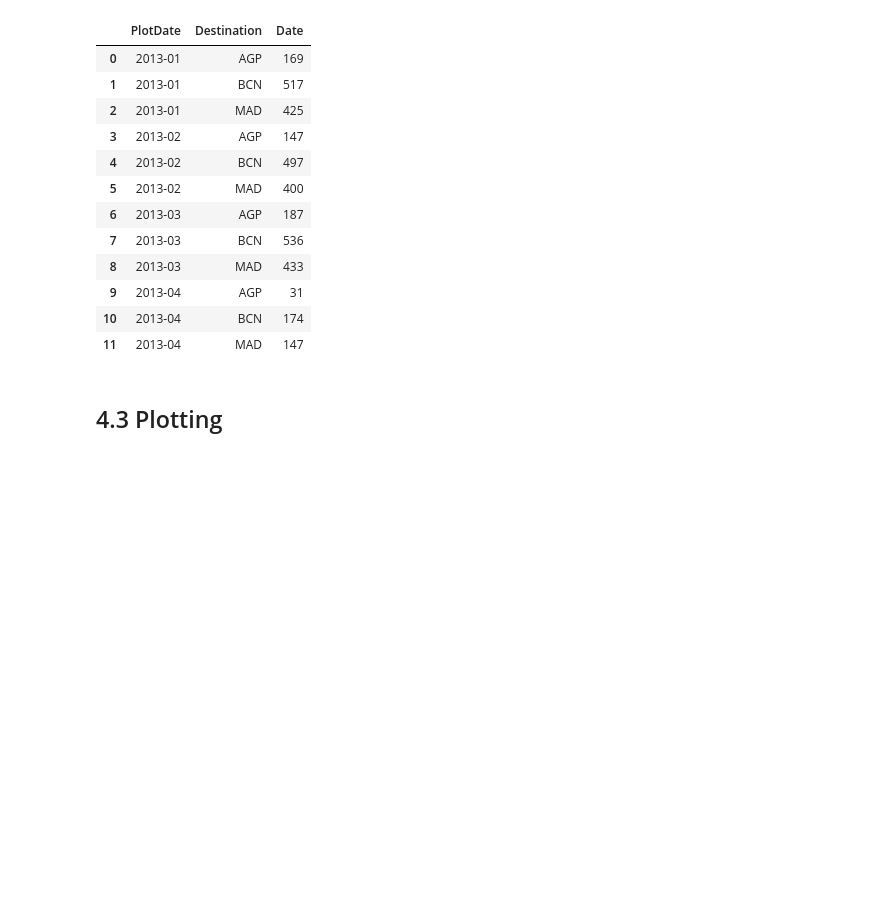
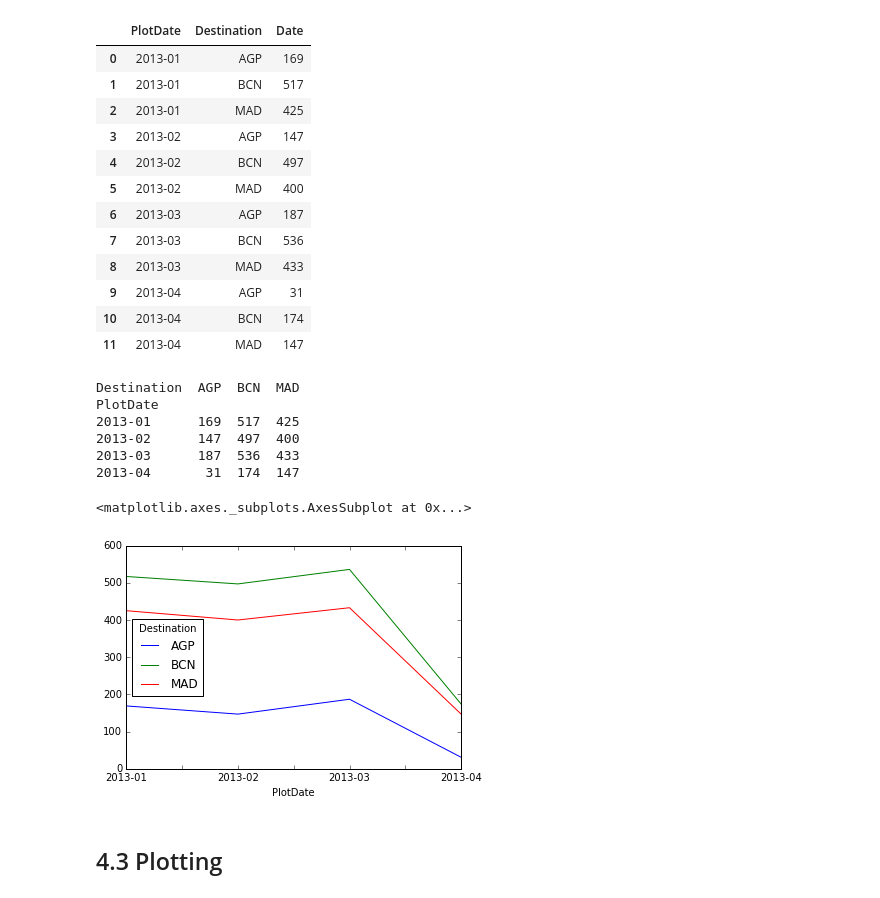
Before and after one commit to IgorAramb/DS_Master_A1_Chall, a Jupyter notebook: ch_03.ipynb, the cells around one changed output. Drawn from its saved outputs; the diff is of its cells as text; code cells hidden in the pictures; blank space fills up the shorter version.

```diff
--- a/ch_03.ipynb
+++ b/ch_03.ipynb
@@ -327,3 +365,7 @@ PlotDate  Destination
           BCN            174
           MAD            147
 Name: Date, dtype: int64
+# %%
+sFilter_gr2=sFilter.groupby(['PlotDate','Destination'],as_index=False)
+sFilter_gr2.count()
+sFilter_gr2.groups.keys()
@@ -349,6 +404,21 @@ sFilter_gr.Date.count().reset_index()
 | 9 | 2013-04 | AGP | 31 |
 | 10 | 2013-04 | BCN | 174 |
 | 11 | 2013-04 | MAD | 147 |
+# %%
+gr2=sFilter_gr2.count()
+# %%
+A=gr2.pivot('PlotDate','Destination','Date')
+print A
+A.plot()
+# %% [output]
+Destination  AGP  BCN  MAD
+PlotDate
+2013-01      169  517  425
+2013-02      147  497  400
+2013-03      187  536  433
+2013-04       31  174  147
+<matplotlib.axes._subplots.AxesSubplot at 0x...>
+[figure, added]
 # %% [markdown]
 ## 4.3 Plotting
 # %%
```
Also changed, not shown: parts of 38 cells of this notebook, 4 other files.
